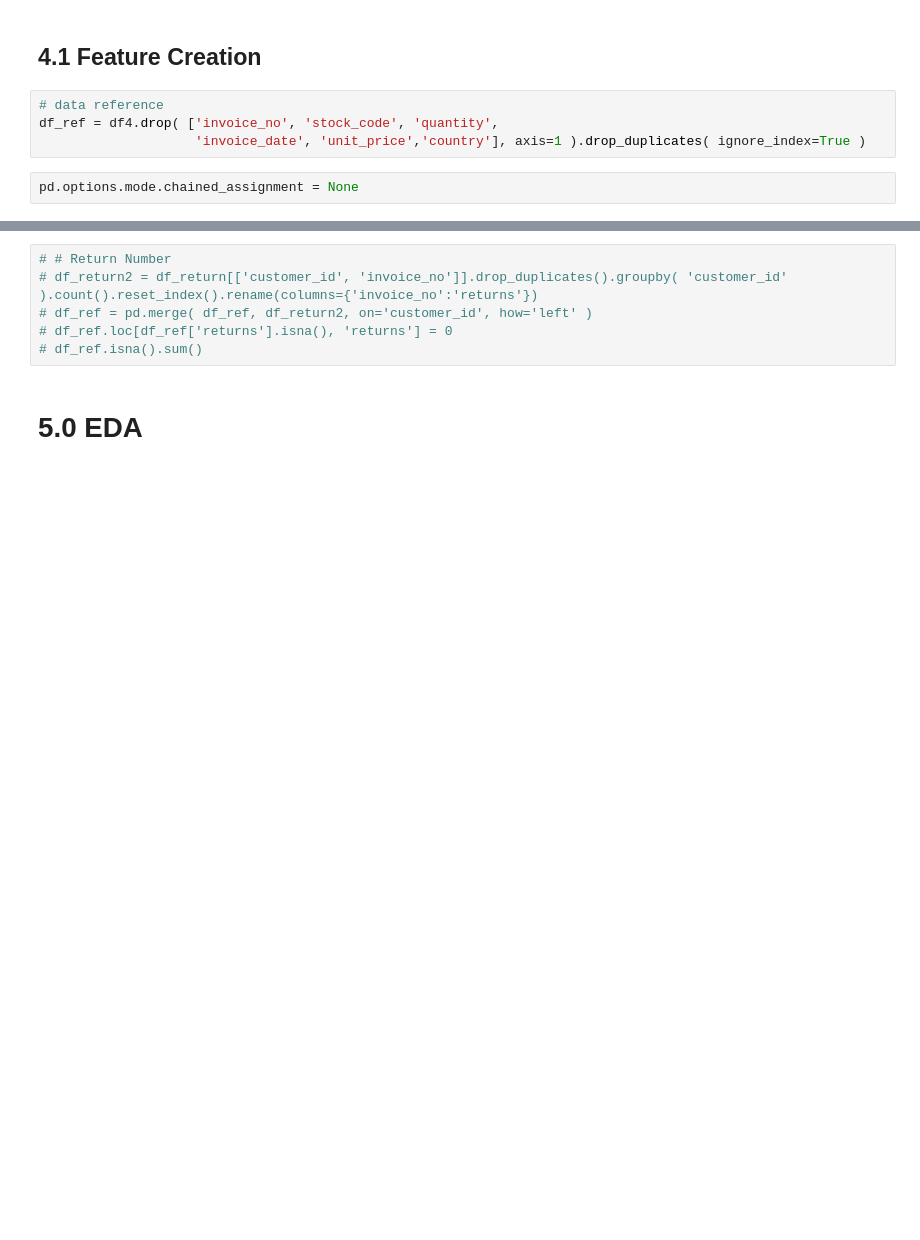
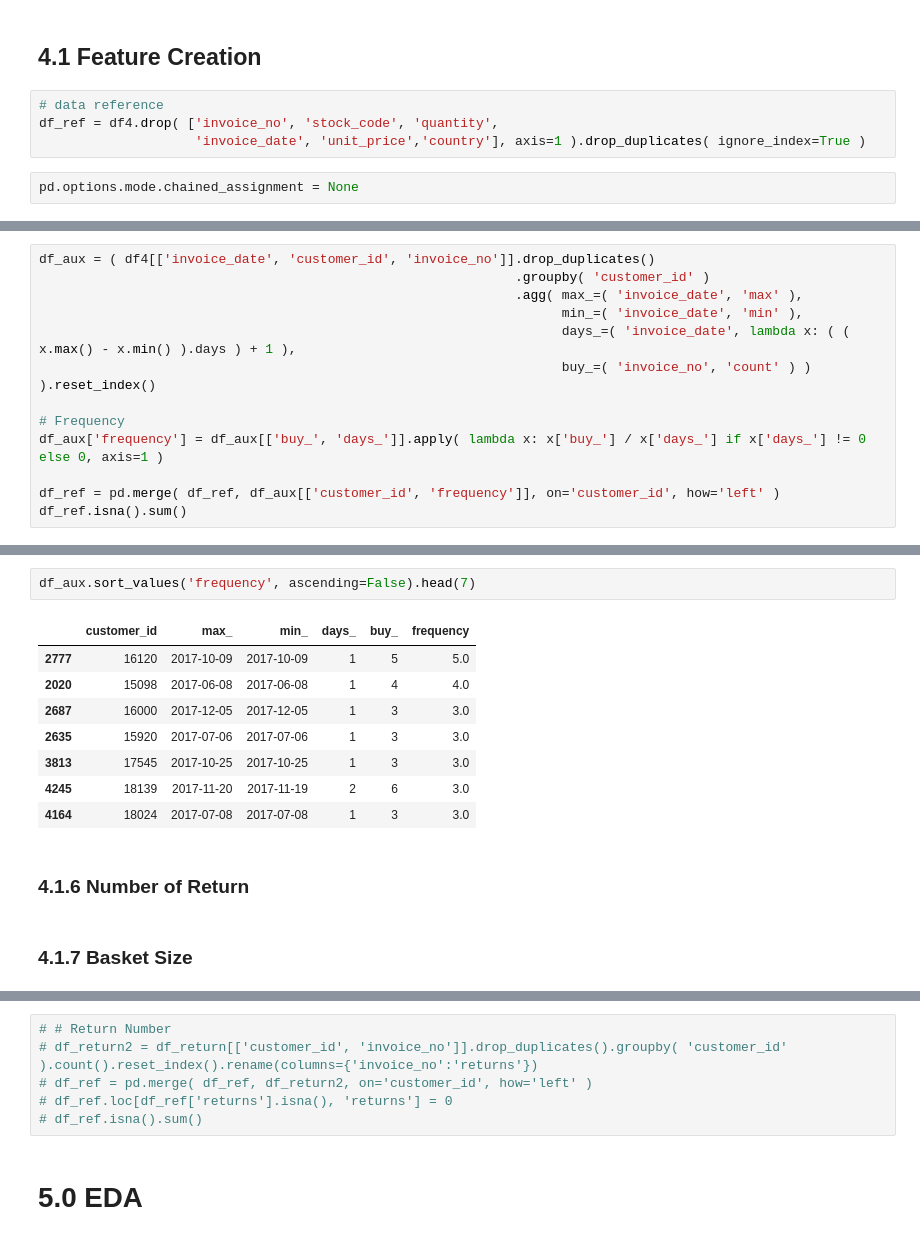
Before and after one commit to jocafneto/Insiders-Clustering, a Jupyter notebook: notebooks/v05-cluster.ipynb, the cells around one changed output, grey strips where cells are left out. Saved outputs shown, nothing was run; the diff lists cells and outputs as text; blank space fills up the shorter version.

```diff
--- a/notebooks/v05-cluster.ipynb
+++ b/notebooks/v05-cluster.ipynb
@@ -442,0 +509,13 @@ dtype: int64
+# %%
+df_aux = ( df4[['invoice_date', 'customer_id', 'invoice_no']].drop_duplicates()
+                                                             .groupby( 'customer_id' )
+                                                             .agg( max_=( 'invoice_date', 'max' ),
+                                                                   min_=( 'invoice_date', 'min' ),
+                                                                   days_=( 'invoice_date', lambda x: ( ( x.max() - x.min() ).days ) + 1 ),
+                                                                   buy_=( 'invoice_no', 'count' ) ) ).reset_index()
+
+# Frequency
+df_aux['frequency'] = df_aux[['buy_', 'days_']].apply( lambda x: x['buy_'] / x['days_'] if x['days_'] != 0 else 0, axis=1 )
+
+df_ref = pd.merge( df_ref, df_aux[['customer_id', 'frequency']], on='customer_id', how='left' )
+df_ref.isna().sum()
@@ -442,0 +532,15 @@ dtype: int64
+# %%
+df_aux.sort_values('frequency', ascending=False).head(7)
+# %% [output]
+|  | customer_id | max_ | min_ | days_ | buy_ | frequency |
+| 2777 | 16120 | 2017-10-09 | 2017-10-09 | 1 | 5 | 5.0 |
+| 2020 | 15098 | 2017-06-08 | 2017-06-08 | 1 | 4 | 4.0 |
+| 2687 | 16000 | 2017-12-05 | 2017-12-05 | 1 | 3 | 3.0 |
+| 2635 | 15920 | 2017-07-06 | 2017-07-06 | 1 | 3 | 3.0 |
+| 3813 | 17545 | 2017-10-25 | 2017-10-25 | 1 | 3 | 3.0 |
+| 4245 | 18139 | 2017-11-20 | 2017-11-19 | 2 | 6 | 3.0 |
+| 4164 | 18024 | 2017-07-08 | 2017-07-08 | 1 | 3 | 3.0 |
+# %% [markdown]
+### 4.1.6 Number of Return
+# %% [markdown]
+### 4.1.7 Basket Size
```
Also changed, not shown: parts of 39 cells of this notebook.
